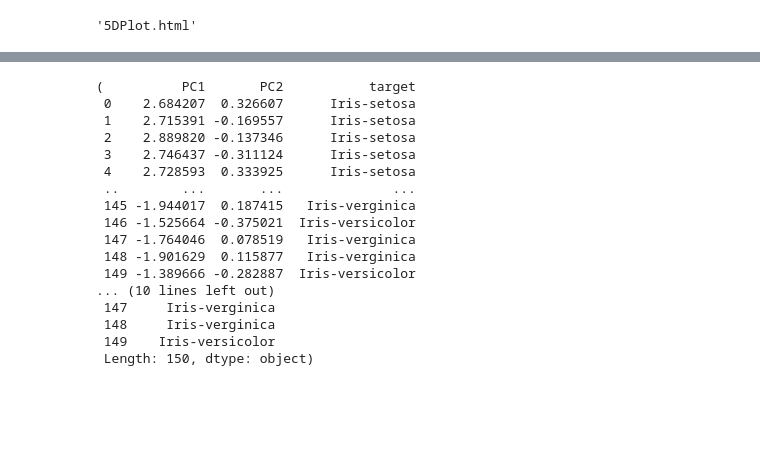
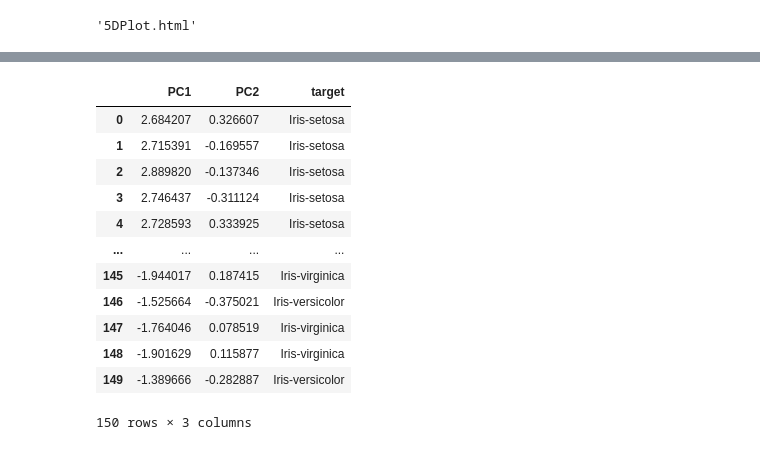
Before and after one commit to Georgrigz/PCA-C-Sharp, a Jupyter notebook: pca.ipynb, the cells around one changed output, grey strips where cells are left out. Saved outputs shown, nothing was run; the diff lists cells and outputs as text; code cells hidden in the pictures; blank space fills up the shorter version.

```diff
--- a/pca.ipynb
+++ b/pca.ipynb
@@ -317,26 +284,22 @@ figprin1.show()
 # %%
 principal2 = PCA(origin, 2)
 principal2 = pd.DataFrame(principal2 , columns = ['PC1','PC2'])
 Cluseters2 = KMeans(n_clusters=3, random_state=0).fit(principal2)
-label2 = pd.Series(Cluseters2.labels_)
-label2 = label2.replace(0,"Iris-setosa").replace(1,"Iris-verginica").replace(2,"Iris-versicolor")
+Clusterlabel2 = pd.Series(Cluseters2.labels_)
+label2 = Clusterlabel2.replace(0,"Iris-setosa").replace(1,"Iris-virginica").replace(2,"Iris-versicolor")
 principal2  = pd.concat([principal2 , pd.DataFrame({'target' :label2})] , axis = 1)
-principal2, label2
+principal2
 # %% [output]
+|  | PC1 | PC2 | target |
+| 0 | 2.684207 | 0.326607 | Iris-setosa |
+| 1 | 2.715391 | -0.169557 | Iris-setosa |
+| 2 | 2.889820 | -0.137346 | Iris-setosa |
+| 3 | 2.746437 | -0.311124 | Iris-setosa |
+| 4 | 2.728593 | 0.333925 | Iris-setosa |
+| ... | ... | ... | ... |
+| 145 | -1.944017 | 0.187415 | Iris-virginica |
+| 146 | -1.525664 | -0.375021 | Iris-versicolor |
+| 147 | -1.764046 | 0.078519 | Iris-virginica |
+| 148 | -1.901629 | 0.115877 | Iris-virginica |
+| 149 | -1.389666 | -0.282887 | Iris-versicolor |
-(          PC1       PC2           target
- 0    2.684207  0.326607      Iris-setosa
- 1    2.715391 -0.169557      Iris-setosa
- 2    2.889820 -0.137346      Iris-setosa
- 3    2.746437 -0.311124      Iris-setosa
- 4    2.728593  0.333925      Iris-setosa
- ..        ...       ...              ...
- 145 -1.944017  0.187415   Iris-verginica
- 146 -1.525664 -0.375021  Iris-versicolor
- 147 -1.764046  0.078519   Iris-verginica
- 148 -1.901629  0.115877   Iris-verginica
- 149 -1.389666 -0.282887  Iris-versicolor
-... (10 lines left out)
- 147     Iris-verginica
- 148     Iris-verginica
- 149    Iris-versicolor
- Length: 150, dtype: object)
+150 rows × 3 columns
```
Also changed, not shown: parts of 24 cells of this notebook, 2 other files.
